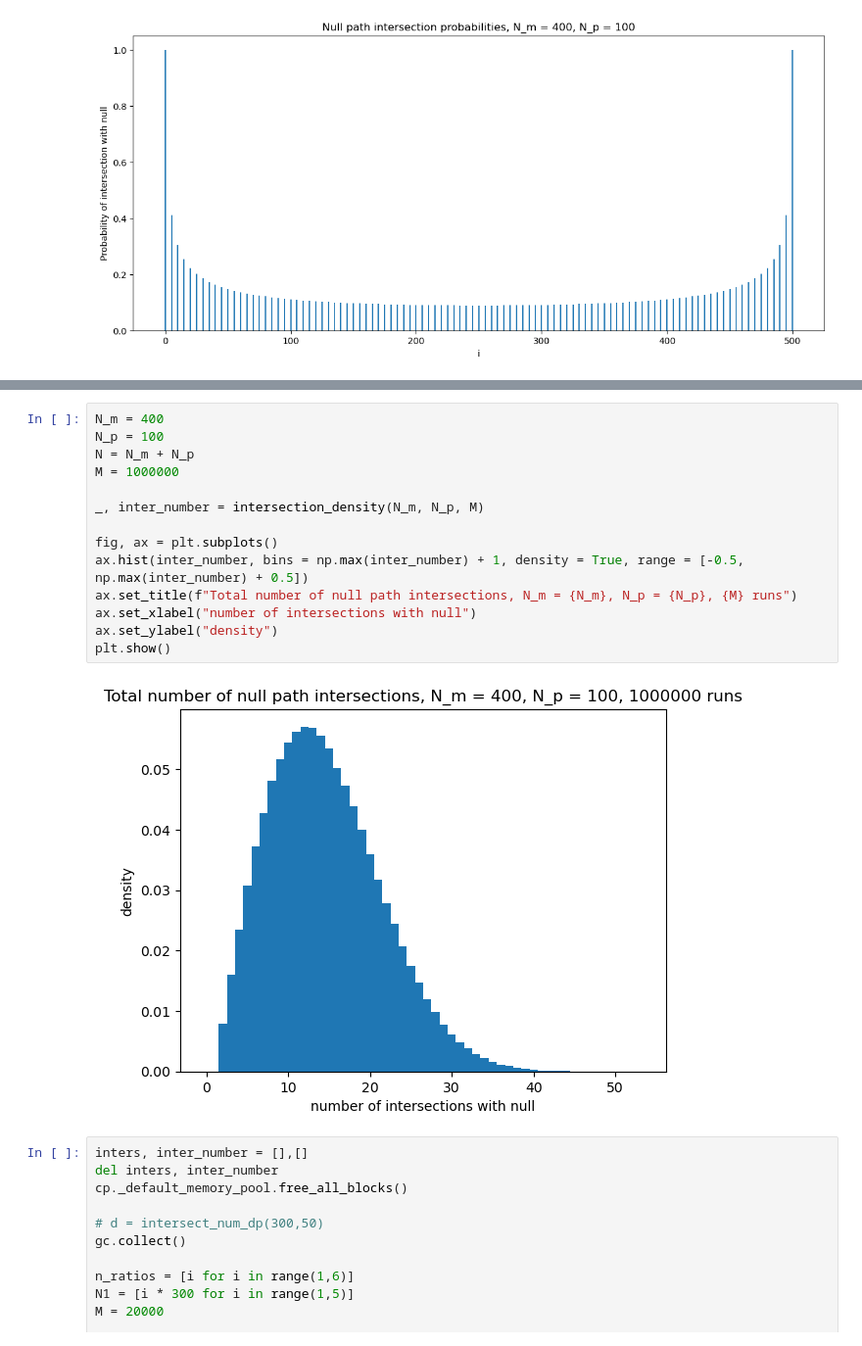
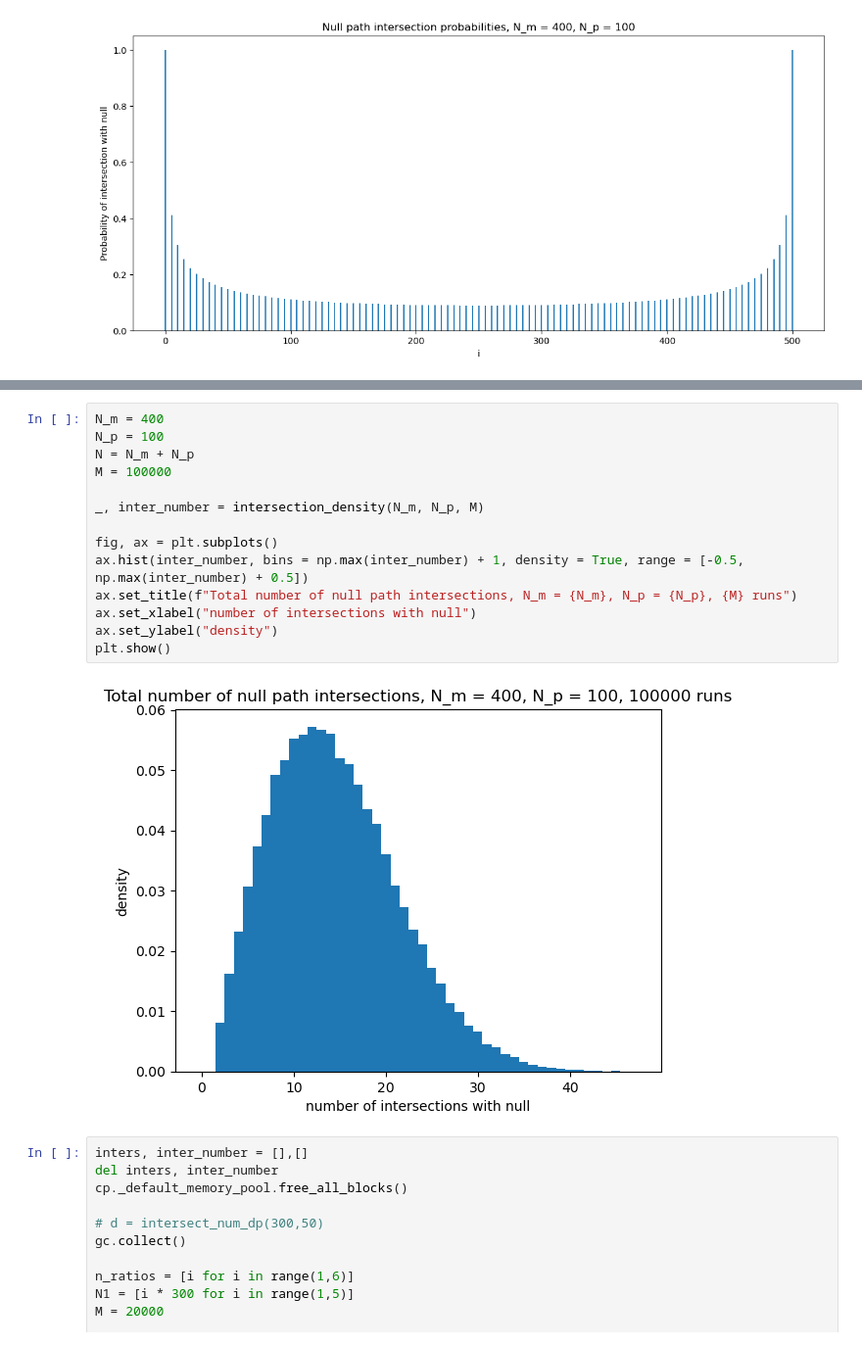
Before and after one commit to naqib-a/M4R-project, a Jupyter notebook: M4R code.ipynb, the cells around one changed output, grey strips where cells are left out. Shown at 98% size. Cells and saved outputs as stored; diff of their text form.

```diff
--- a/M4R code.ipynb
+++ b/M4R code.ipynb
@@ -301,19 +339,19 @@ plt.show()
 # %%
 N_m = 400
 N_p = 100
 N = N_m + N_p
-M = 1000000
+M = 100000
 
 _, inter_number = intersection_density(N_m, N_p, M)
 
 fig, ax = plt.subplots()
 ax.hist(inter_number, bins = np.max(inter_number) + 1, density = True, range = [-0.5, np.max(inter_number) + 0.5])
 ax.set_title(f"Total number of null path intersections, N_m = {N_m}, N_p = {N_p}, {M} runs")
 ax.set_xlabel("number of intersections with null")
 ax.set_ylabel("density")
 plt.show()
 # %% [output]
-[figure, old version]
+[figure, new version]
 # %%
 inters, inter_number = [],[]
 del inters, inter_number
```
Also changed, not shown: parts of 5 cells of this notebook.
